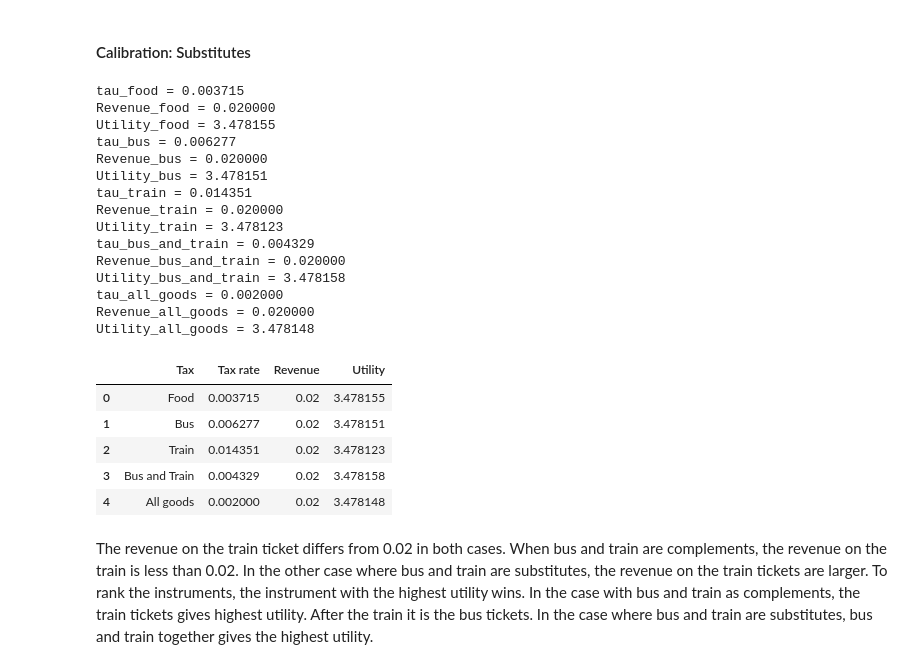
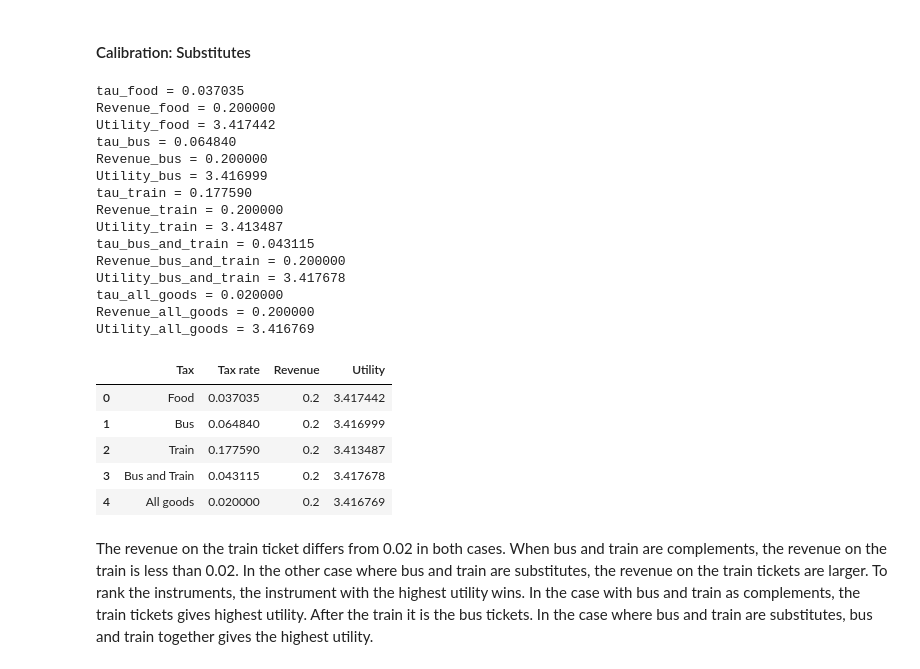
Before and after one commit to mnielsenkaplan-byte/ProgEcon4, a Jupyter notebook: Model Project/Model Project.ipynb, the cells around one changed output. Cells and saved outputs as stored; diff of their text form; code cells hidden in the pictures.

```diff
--- a/Model Project/Model Project.ipynb
+++ b/Model Project/Model Project.ipynb
@@ -1092,7 +1092,7 @@ from Government import GovernmentClass
 
 gov = GovernmentClass(par={"sigma_B":3.0})
 
-R_target = 0.02
+R_target = 0.2
 
 #Food
 tau_food = gov.find_tax_rate(
@@ -1170,53 +1170,53 @@ data = {
         "All goods"
     ],
     "Tax rate": [
         tau_food,
         tau_bus,
         tau_train,
         tau_bus_and_train,
         tau_all_goods
     ],
     "Revenue": [
         R_food,
         R_bus,
         R_train,
         R_bus_and_train,
         R_all_goods
     ],
     "Utility": [
         u_food,
         u_bus,
         u_train,
         u_bus_and_train,
         u_all_goods
     ]
 }
 
 df = pd.DataFrame(data)
 
 df
 # %% [output]
-tau_food = 0.003715
-Revenue_food = 0.020000
-Utility_food = 3.478155
-tau_bus = 0.006277
-Revenue_bus = 0.020000
-Utility_bus = 3.478151
-tau_train = 0.014351
-Revenue_train = 0.020000
-Utility_train = 3.478123
-tau_bus_and_train = 0.004329
-Revenue_bus_and_train = 0.020000
-Utility_bus_and_train = 3.478158
-tau_all_goods = 0.002000
-Revenue_all_goods = 0.020000
-Utility_all_goods = 3.478148
+tau_food = 0.037035
+Revenue_food = 0.200000
+Utility_food = 3.417442
+tau_bus = 0.064840
+Revenue_bus = 0.200000
+Utility_bus = 3.416999
+tau_train = 0.177590
+Revenue_train = 0.200000
+Utility_train = 3.413487
+tau_bus_and_train = 0.043115
+Revenue_bus_and_train = 0.200000
+Utility_bus_and_train = 3.417678
+tau_all_goods = 0.020000
+Revenue_all_goods = 0.200000
+Utility_all_goods = 3.416769
 |  | Tax | Tax rate | Revenue | Utility |
-| 0 | Food | 0.003715 | 0.02 | 3.478155 |
-| 1 | Bus | 0.006277 | 0.02 | 3.478151 |
-| 2 | Train | 0.014351 | 0.02 | 3.478123 |
-| 3 | Bus and Train | 0.004329 | 0.02 | 3.478158 |
-| 4 | All goods | 0.002000 | 0.02 | 3.478148 |
+| 0 | Food | 0.037035 | 0.2 | 3.417442 |
+| 1 | Bus | 0.064840 | 0.2 | 3.416999 |
+| 2 | Train | 0.177590 | 0.2 | 3.413487 |
+| 3 | Bus and Train | 0.043115 | 0.2 | 3.417678 |
+| 4 | All goods | 0.020000 | 0.2 | 3.416769 |
 # %% [markdown]
 The revenue on the train ticket differs from 0.02 in both cases. When bus and train are complements, the revenue on the train is less than 0.02. In the other case where bus and train are substitutes, the revenue on the train tickets are larger.
 To rank the instruments, the instrument with the highest utility wins. In the case with bus and train as complements, the train tickets gives highest utility. After the train it is the bus tickets.
```
Also changed, not shown: parts of 7 cells of this notebook.
